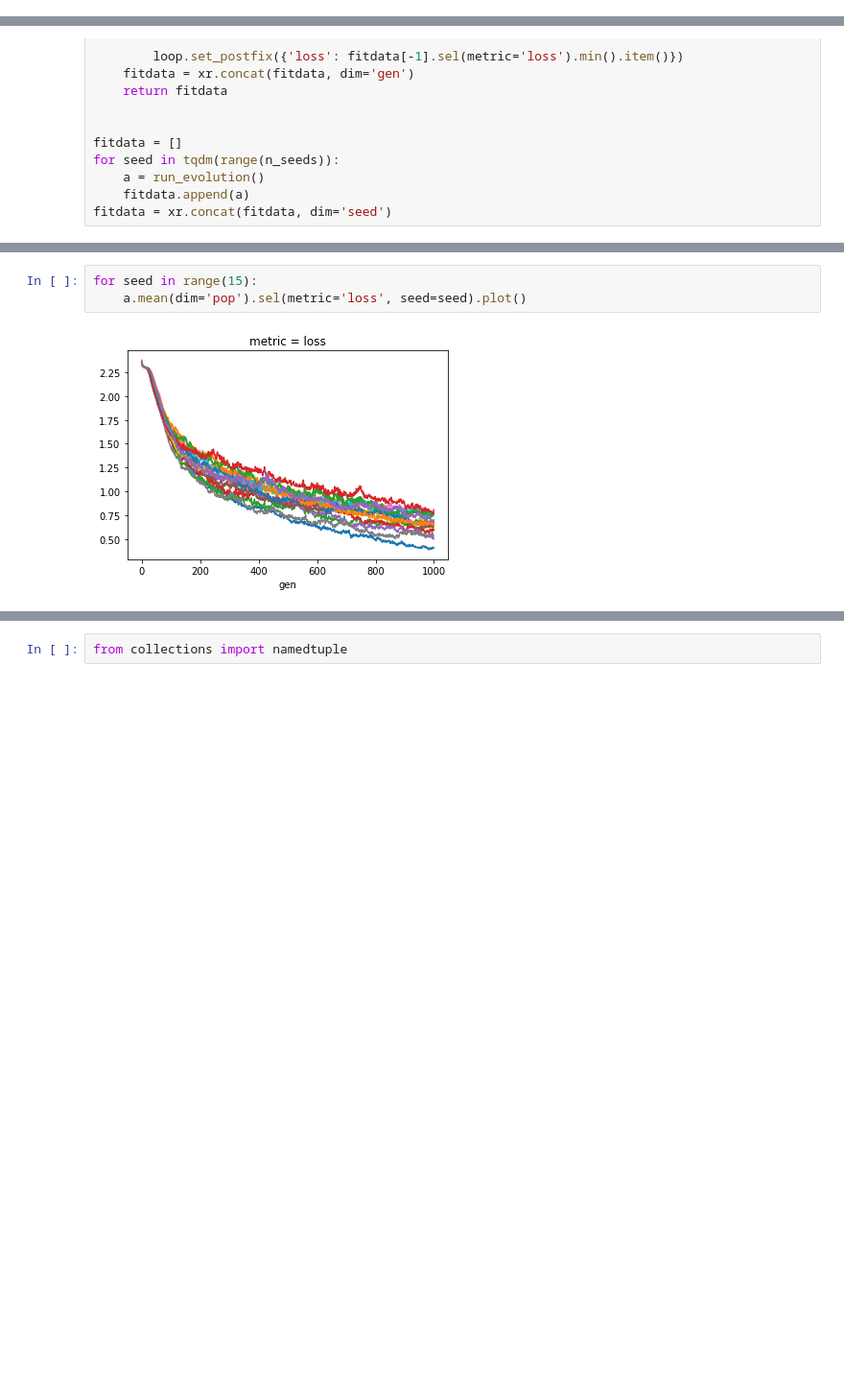
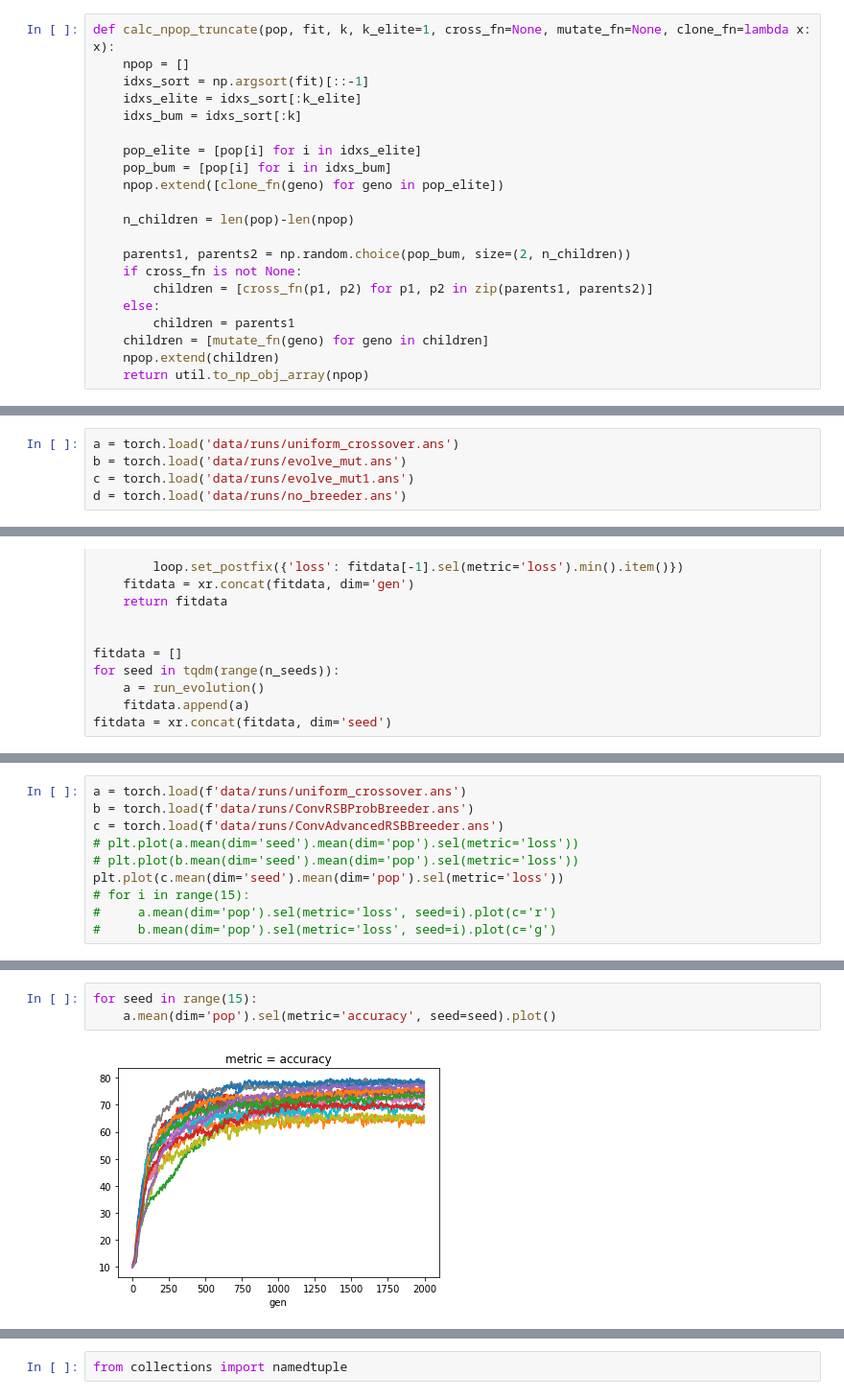
Before and after one commit to akarshkumar0101/evolved-neuroevolution, a Jupyter notebook: ne_experiment.ipynb, the cells around one changed output, grey strips where cells are left out. Shown at 96% size. Drawn from its saved outputs; the diff is of its cells as text; blank space fills up the shorter version.

```diff
--- a/ne_experiment.ipynb
+++ b/ne_experiment.ipynb
@@ -20,0 +72,21 @@ import xarray as xr
+# %%
+def calc_npop_truncate(pop, fit, k, k_elite=1, cross_fn=None, mutate_fn=None, clone_fn=lambda x: x):
+    npop = []
+    idxs_sort = np.argsort(fit)[::-1]
+    idxs_elite = idxs_sort[:k_elite]
+    idxs_bum = idxs_sort[:k]
+
+    pop_elite = [pop[i] for i in idxs_elite]
+    pop_bum = [pop[i] for i in idxs_bum]
+    npop.extend([clone_fn(geno) for geno in pop_elite])
+
+    n_children = len(pop)-len(npop)
+
+    parents1, parents2 = np.random.choice(pop_bum, size=(2, n_children))
+    if cross_fn is not None:
+        children = [cross_fn(p1, p2) for p1, p2 in zip(parents1, parents2)]
+    else:
+        children = parents1
+    children = [mutate_fn(geno) for geno in children]
+    npop.extend(children)
+    return util.to_np_obj_array(npop)
@@ -20,0 +218,5 @@ import xarray as xr
+# %%
+a = torch.load('data/runs/uniform_crossover.ans')
+b = torch.load('data/runs/evolve_mut.ans')
+c = torch.load('data/runs/evolve_mut1.ans')
+d = torch.load('data/runs/no_breeder.ans')
@@ -68,0 +289,10 @@ torch.save(f'data/runs/uniform_crossover.ans')
+# %%
+a = torch.load(f'data/runs/uniform_crossover.ans')
+b = torch.load(f'data/runs/ConvRSBProbBreeder.ans')
+c = torch.load(f'data/runs/ConvAdvancedRSBBreeder.ans')
+# plt.plot(a.mean(dim='seed').mean(dim='pop').sel(metric='loss'))
+# plt.plot(b.mean(dim='seed').mean(dim='pop').sel(metric='loss'))
+plt.plot(c.mean(dim='seed').mean(dim='pop').sel(metric='loss'))
+# for i in range(15):
+#     a.mean(dim='pop').sel(metric='loss', seed=i).plot(c='r')
+#     b.mean(dim='pop').sel(metric='loss', seed=i).plot(c='g')
@@ -69,5 +302,5 @@ torch.save(f'data/runs/uniform_crossover.ans')
 # %%
 for seed in range(15):
-    a.mean(dim='pop').sel(metric='loss', seed=seed).plot()
+    a.mean(dim='pop').sel(metric='accuracy', seed=seed).plot()
 # %% [output]
-[figure, old version]
+[figure, new version]
```
Also changed, not shown: parts of 18 cells of this notebook, 4 other files.
